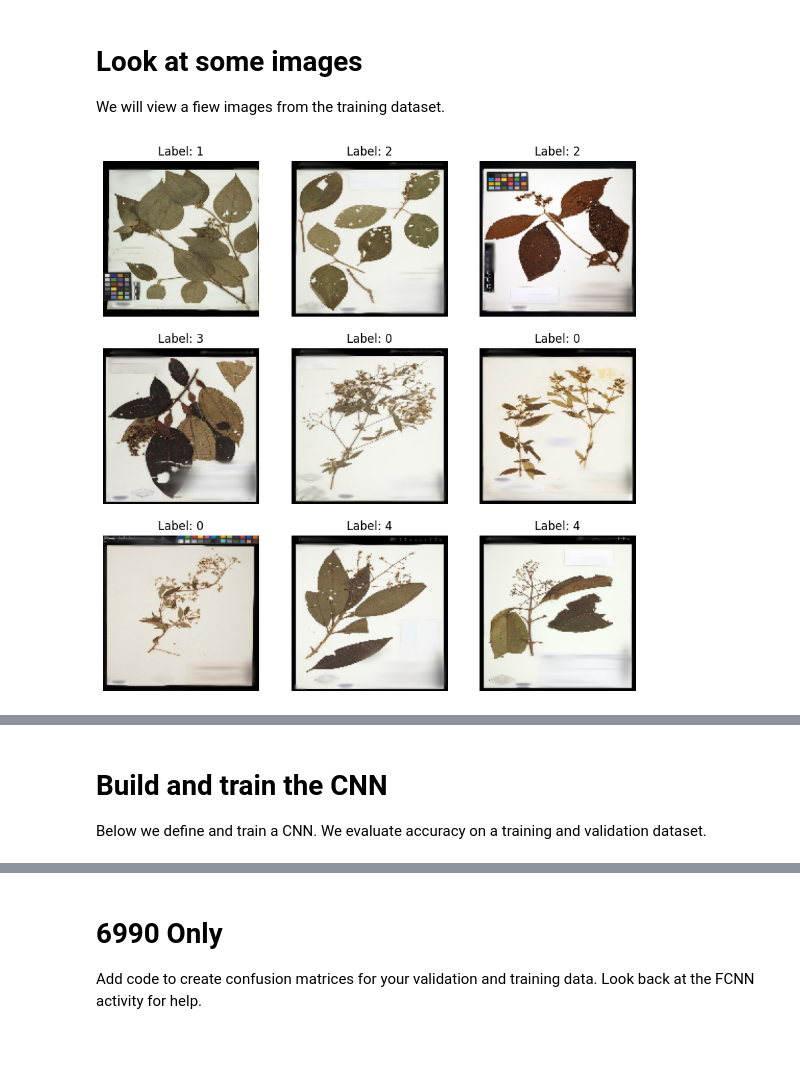
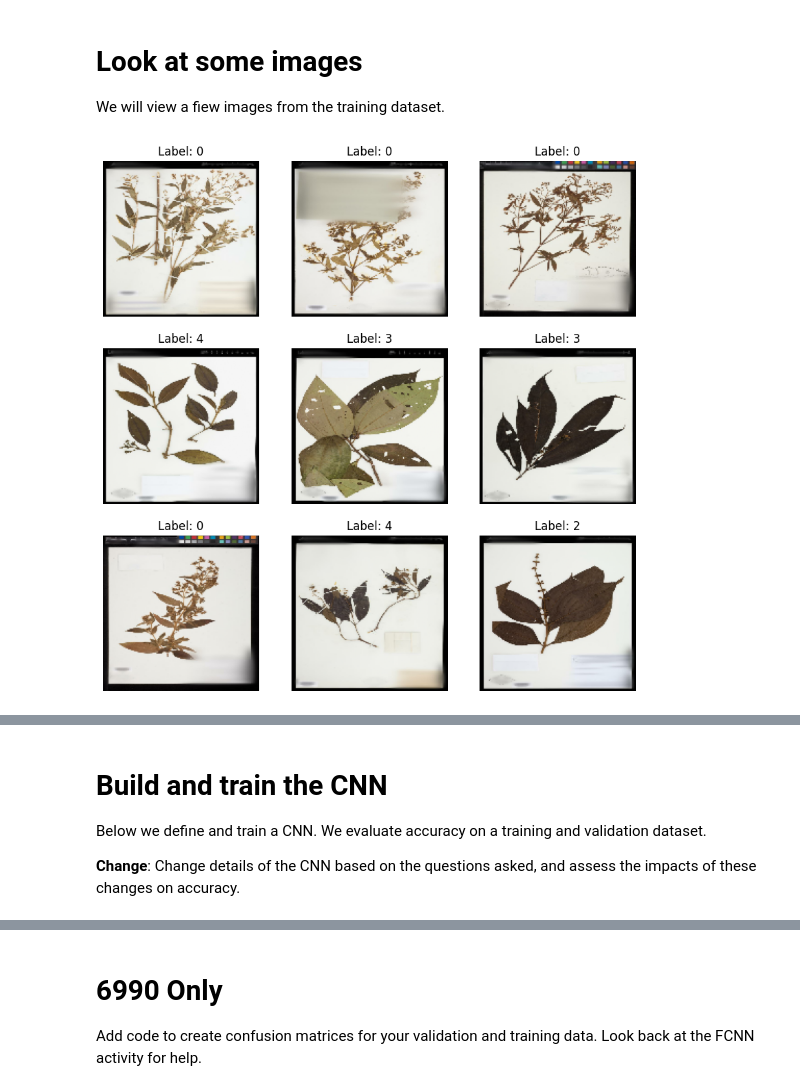
Before and after one commit to SmithLabBio/ML4990_Spring2025, a Jupyter notebook: CNN_base.ipynb, the cells around one changed output, grey strips where cells are left out. Cells and saved outputs as stored; diff of their text form; code cells hidden in the pictures; blank space fills up the shorter version.

```diff
--- a/CNN_base.ipynb
+++ b/CNN_base.ipynb
@@ -18,7 +22,6 @@ In the interest of time, we will only consider the five species with the mostima
 We will not use testing data here, because the authors did not provide the labels. Imagine that the authors will evaluate your model on the testing data once you turn a finalized model over to them.
 # %%
 # Step 1: Define parameters
-batch_size = 32
 image_height = 150
 image_width = 150
 num_classes = 5
@@ -65,7 +68,6 @@ mapped_train_labels = [label_mapping[label] for label in train_labels]
 # Create TensorFlow Dataset for training
 train_dataset = tf.data.Dataset.from_tensor_slices((train_image_paths, mapped_train_labels))
 train_dataset = train_dataset.map(preprocess_image)
-train_dataset = train_dataset.shuffle(buffer_size=len(train_image_paths)).batch(batch_size)
 
 # Step 4: Load and preprocess the validation dataset
 val_data_dir = './small-validation-top5/'
@@ -90,7 +92,6 @@ mapped_val_labels = [label_mapping[label] for label in val_labels]
 # Create TensorFlow Dataset for validation data
 val_dataset = tf.data.Dataset.from_tensor_slices((val_image_paths, mapped_val_labels))
 val_dataset = val_dataset.map(preprocess_image)
-val_dataset = val_dataset.batch(batch_size)
 
 # print size of datasets
 print('Validation set: %s' % len(val_labels))
@@ -105,14 +106,19 @@ Range of labels in train_labels: 0 to 4
 
 We will view a fiew images from the training dataset.
 # %%
-# Step 3: Display some example images
-for images, labels in train_dataset.take(1):  # Take 1 batch as an example
-    plt.figure(figsize=(10, 10))
-    for i in range(9):  # Display 9 example images
-        ax = plt.subplot(3, 3, i + 1)
-        plt.imshow(images[i])
-        plt.title(f'Label: {labels[i]}')
-        plt.axis('off')
-    plt.show()
+# Shuffle temporarily to get random samples
+sampled_dataset = train_dataset.shuffle(buffer_size=len(train_image_paths))
+
+# Take 9 random samples
+sampled_dataset = sampled_dataset.take(9)
+
+# Plot
+plt.figure(figsize=(10, 10))
+for i, (image, label) in enumerate(sampled_dataset):
+    ax = plt.subplot(3, 3, i + 1)
+    plt.imshow(image.numpy())  # Convert tensor to numpy
+    plt.title(f'Label: {label.numpy()}')
+    plt.axis('off')
+plt.show()
 # %% [output]
-[figure, old version]
+[figure, new version]
@@ -121,6 +126,8 @@ for images, labels in train_dataset.take(1):  # Take 1 batch as an example
 # Build and train the CNN
 
 Below we define and train a CNN. We evaluate accuracy on a training and validation dataset.
+
+**Change**: Change details of the CNN based on the questions asked, and assess the impacts of these changes on accuracy.
 # %%
 # Step 3: Define the CNN model
 model = models.Sequential([
```
Also changed, not shown: parts of 4 cells of this notebook.
